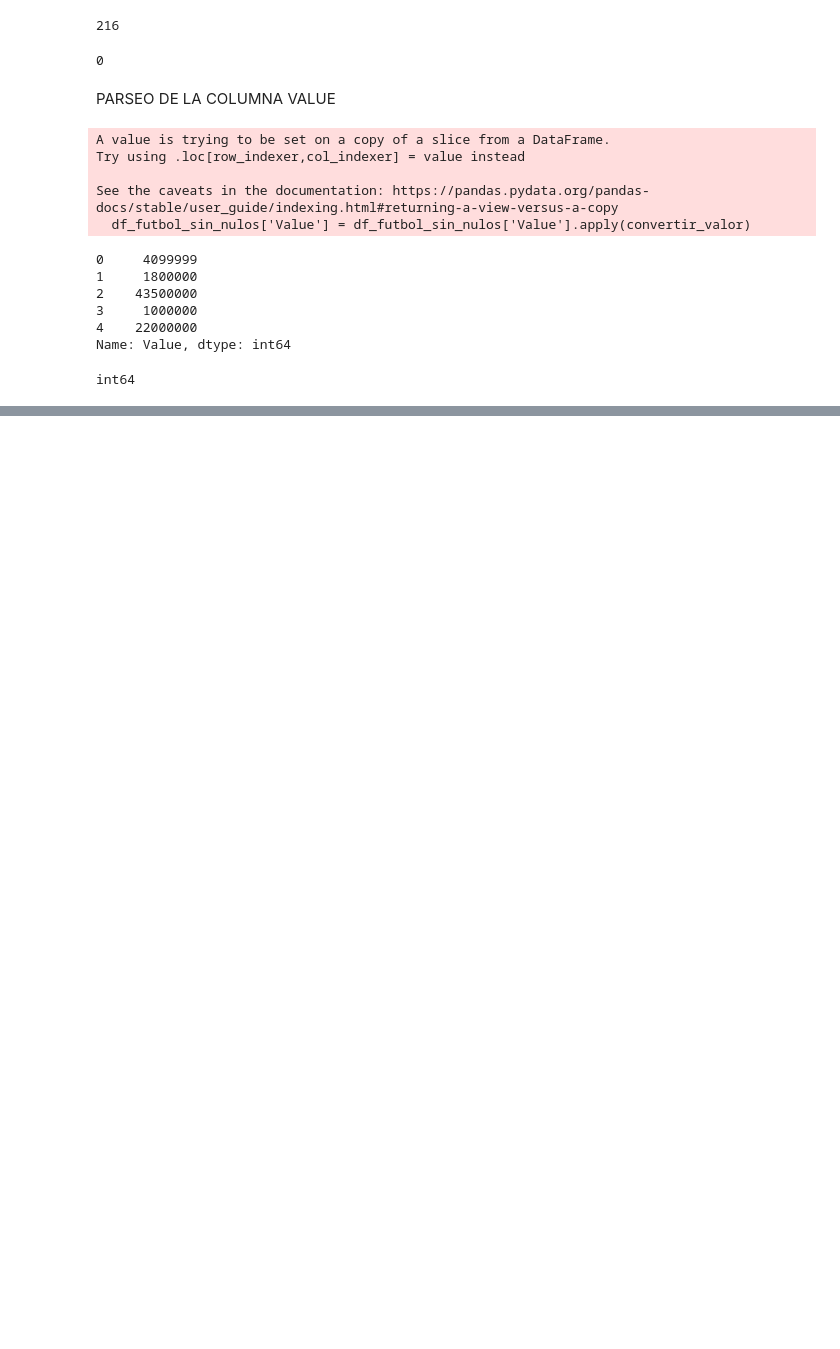
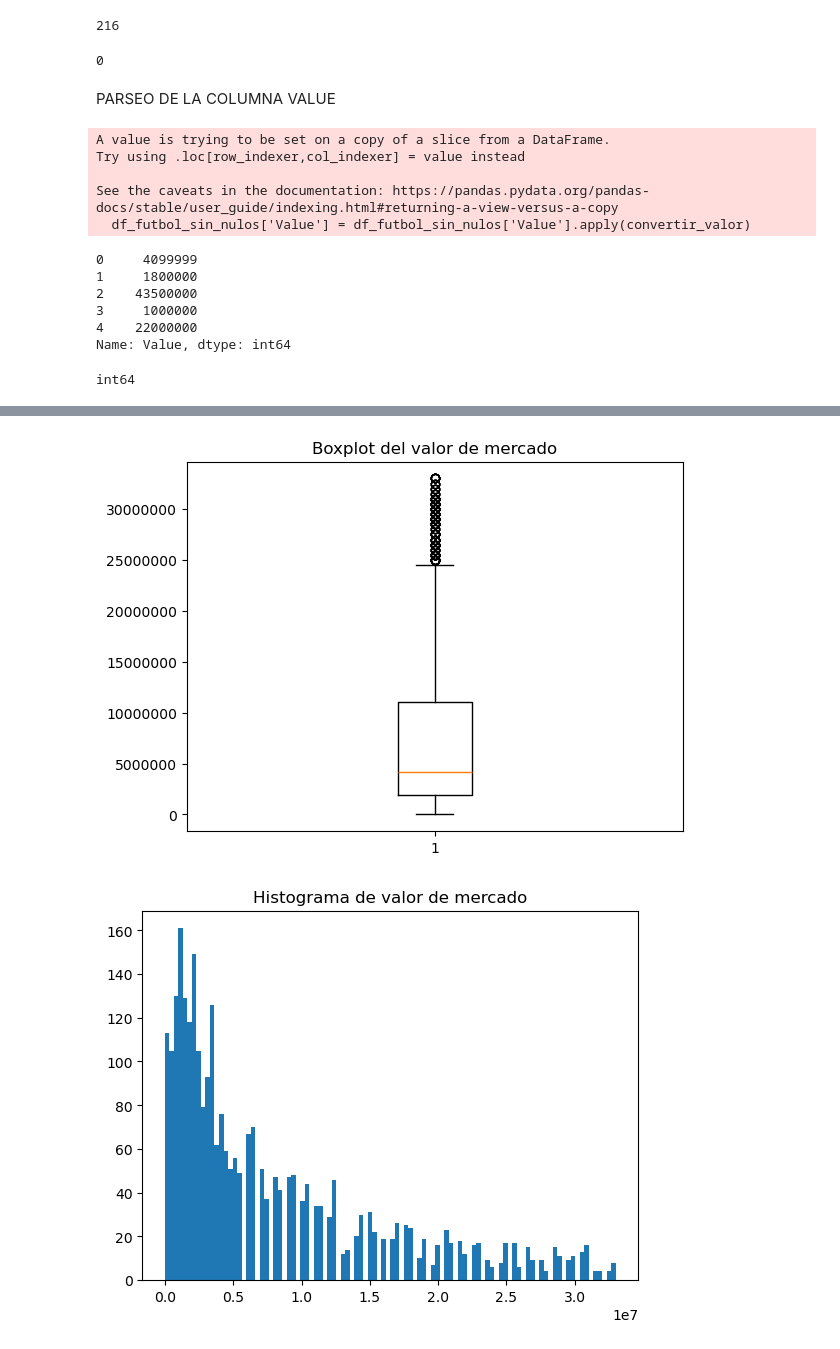
Before and after one commit to javierlara47/TFG, a Jupyter notebook: notebooks/archivo.ipynb, the cells around one changed output, grey strips where cells are left out. Saved outputs shown, nothing was run; the diff lists cells and outputs as text; code cells hidden in the pictures; blank space fills up the shorter version.

Commit message:
estadistica descriptiva (IQR, outliers,etc)

```diff
--- a/notebooks/archivo.ipynb
+++ b/notebooks/archivo.ipynb
@@ -222,0 +301,12 @@ int64
+# %%
+#Calcular el rango intercuartilico
+Q1 = df_futbol['valor_de_mercado'].quantile(0.25)
+Q3 = df_futbol['valor_de_mercado'].quantile(0.75)
+IQR = Q3-Q1
+
+#Definir los limites para considerar outliers
+lower_bound = Q1-1.5*IQR
+upper_bound = Q3+1.5*IQR
+
+#Filtrar el DataFrame para mantener solo los valores dentro de los limites
+df_filtrado = df_futbol[(df_futbol['valor_de_mercado'] >= lower_bound) & (df_futbol['valor_de_mercado'] <= upper_bound)]
@@ -222,0 +329,16 @@ int64
+# %%
+#Ajustar la escala del eje Y para mostrar numeros completos
+plt.ticklabel_format(style='plain', axis='y')
+
+#Boxplot con matplotlib
+plt.boxplot(df_filtrado['valor_de_mercado'])
+plt.title('Boxplot del valor de mercado')
+plt.show()
+
+#Histograma con matplotlib
+plt.hist(df_filtrado['valor_de_mercado'], bins=100)
+plt.title('Histograma de valor de mercado')
+plt.show()
+# %% [output]
+[figure, added]
+[figure, added]
```
Also changed, not shown: parts of 7 cells of this notebook.
